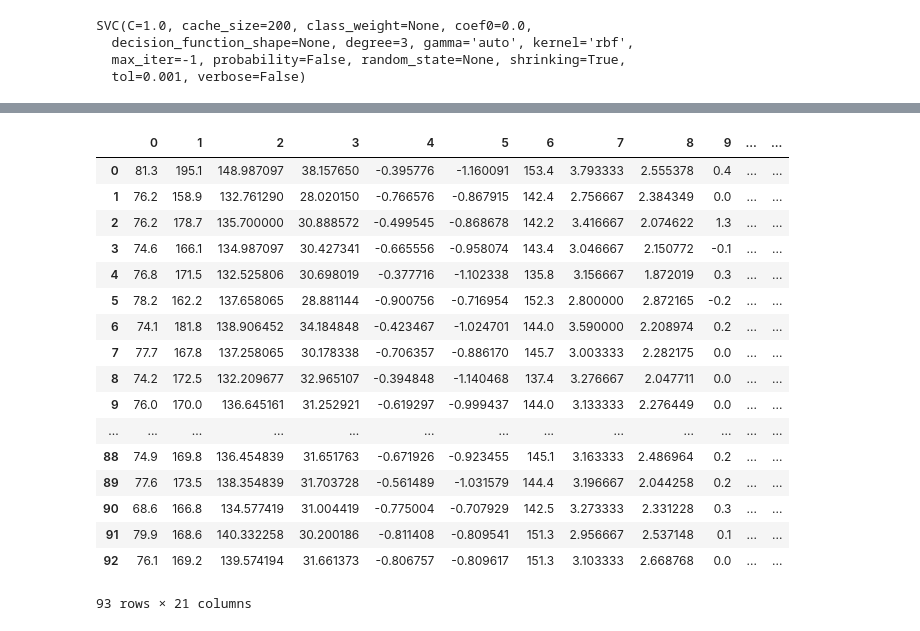
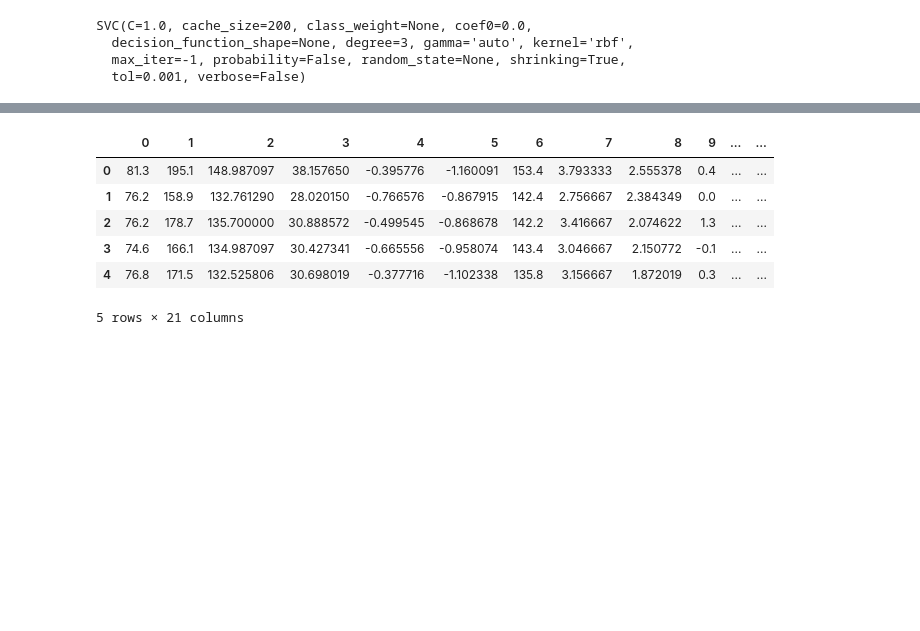
Before and after one commit to HaoranXue/Machine_Learning_For_Structured_Data, a Jupyter notebook: Example.ipynb, the cells around one changed output, grey strips where cells are left out. Saved outputs shown, nothing was run; the diff lists cells and outputs as text; code cells hidden in the pictures; blank space fills up the shorter version.

```diff
--- a/Example.ipynb
+++ b/Example.ipynb
@@ -117,23 +95,12 @@ ac.transform(height)
 # %%
 Mydata= SDataFrame(data = [height,age], columns=["height", "age"])
 # %%
-Mydata.extracted_features
+Mydata.extracted_features.head()
 # %% [output]
 |  | 0 | 1 | 2 | 3 | 4 | 5 | 6 | 7 | 8 | 9 | ... | ... |
 | 0 | 81.3 | 195.1 | 148.987097 | 38.157650 | -0.395776 | -1.160091 | 153.4 | 3.793333 | 2.555378 | 0.4 | ... | ... |
 | 1 | 76.2 | 158.9 | 132.761290 | 28.020150 | -0.766576 | -0.867915 | 142.4 | 2.756667 | 2.384349 | 0.0 | ... | ... |
 | 2 | 76.2 | 178.7 | 135.700000 | 30.888572 | -0.499545 | -0.868678 | 142.2 | 3.416667 | 2.074622 | 1.3 | ... | ... |
 | 3 | 74.6 | 166.1 | 134.987097 | 30.427341 | -0.665556 | -0.958074 | 143.4 | 3.046667 | 2.150772 | -0.1 | ... | ... |
 | 4 | 76.8 | 171.5 | 132.525806 | 30.698019 | -0.377716 | -1.102338 | 135.8 | 3.156667 | 1.872019 | 0.3 | ... | ... |
-| 5 | 78.2 | 162.2 | 137.658065 | 28.881144 | -0.900756 | -0.716954 | 152.3 | 2.800000 | 2.872165 | -0.2 | ... | ... |
-| 6 | 74.1 | 181.8 | 138.906452 | 34.184848 | -0.423467 | -1.024701 | 144.0 | 3.590000 | 2.208974 | 0.2 | ... | ... |
-| 7 | 77.7 | 167.8 | 137.258065 | 30.178338 | -0.706357 | -0.886170 | 145.7 | 3.003333 | 2.282175 | 0.0 | ... | ... |
-| 8 | 74.2 | 172.5 | 132.209677 | 32.965107 | -0.394848 | -1.140468 | 137.4 | 3.276667 | 2.047711 | 0.0 | ... | ... |
-| 9 | 76.0 | 170.0 | 136.645161 | 31.252921 | -0.619297 | -0.999437 | 144.0 | 3.133333 | 2.276449 | 0.0 | ... | ... |
-| ... | ... | ... | ... | ... | ... | ... | ... | ... | ... | ... | ... | ... |
-| 88 | 74.9 | 169.8 | 136.454839 | 31.651763 | -0.671926 | -0.923455 | 145.1 | 3.163333 | 2.486964 | 0.2 | ... | ... |
-| 89 | 77.6 | 173.5 | 138.354839 | 31.703728 | -0.561489 | -1.031579 | 144.4 | 3.196667 | 2.044258 | 0.2 | ... | ... |
-| 90 | 68.6 | 166.8 | 134.577419 | 31.004419 | -0.775004 | -0.707929 | 142.5 | 3.273333 | 2.331228 | 0.3 | ... | ... |
-| 91 | 79.9 | 168.6 | 140.332258 | 30.200186 | -0.811408 | -0.809541 | 151.3 | 2.956667 | 2.537148 | 0.1 | ... | ... |
-| 92 | 76.1 | 169.2 | 139.574194 | 31.661373 | -0.806757 | -0.809617 | 151.3 | 3.103333 | 2.668768 | 0.0 | ... | ... |
-93 rows × 21 columns
+5 rows × 21 columns
```
Also changed, not shown: parts of 2 cells of this notebook.
